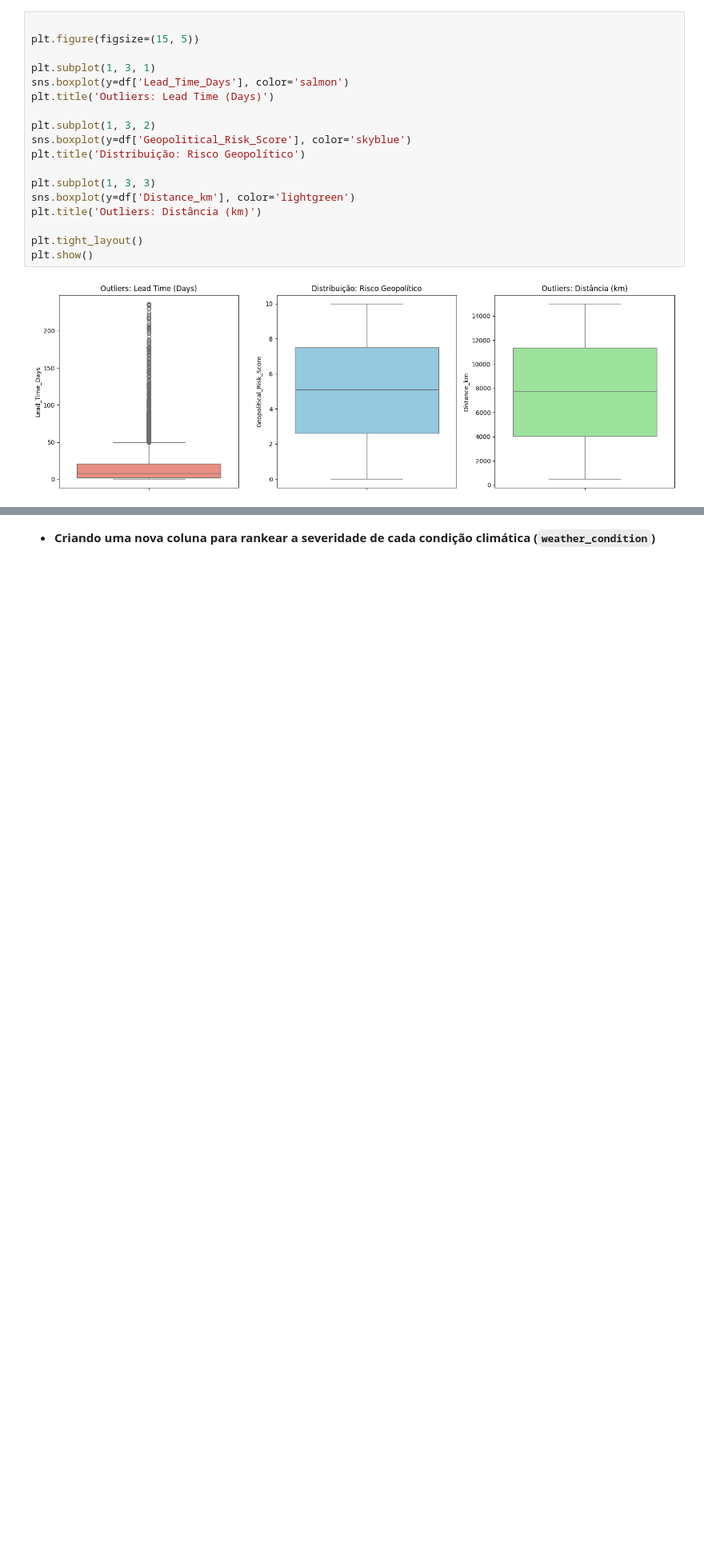
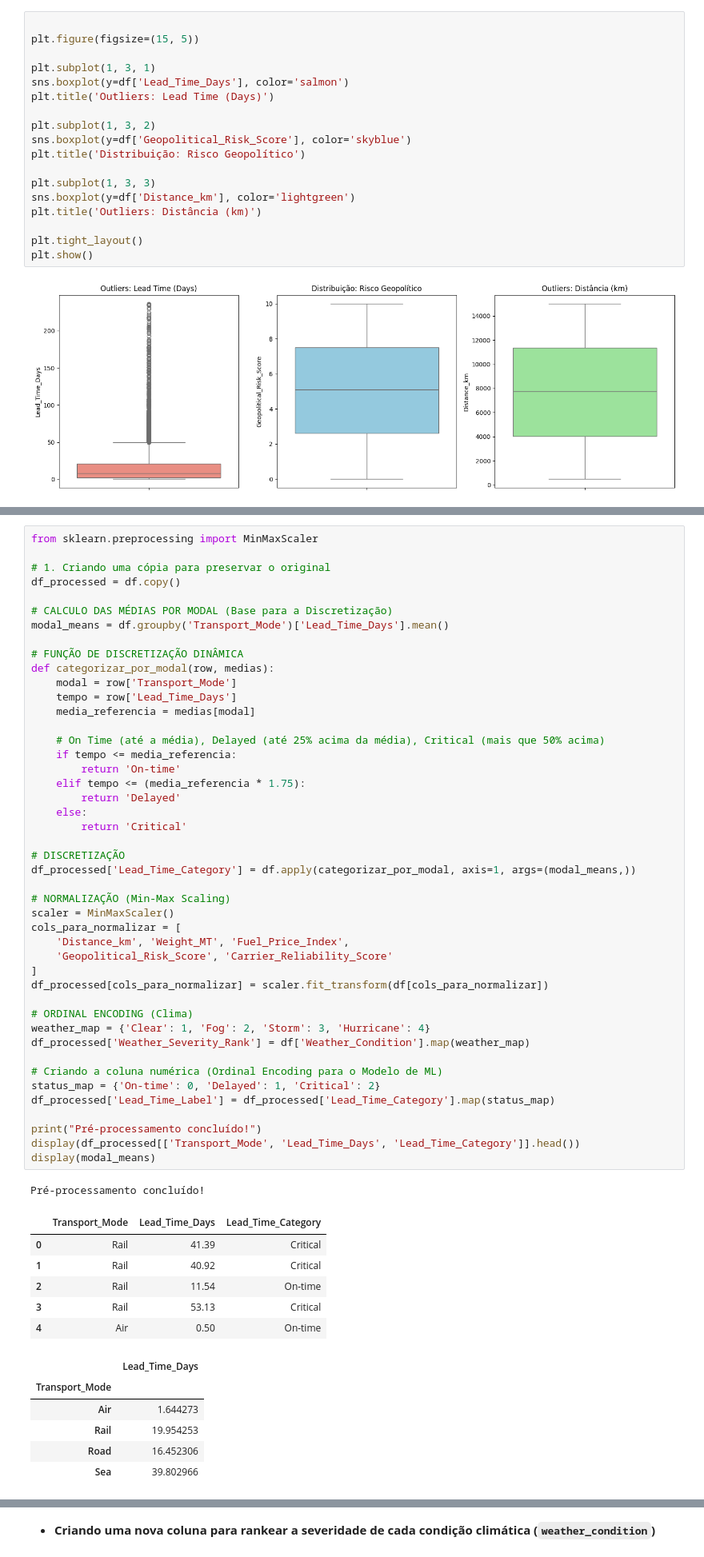
Before and after one commit to juliafarah/MVP_Data_Analysis, a Jupyter notebook: MVP_Data_Analysis.ipynb, the cells around one changed output, grey strips where cells are left out. Shown at 80% size. Cells and saved outputs as stored; diff of their text form; blank space fills up the shorter version.

```diff
--- a/MVP_Data_Analysis.ipynb
+++ b/MVP_Data_Analysis.ipynb
@@ -264,0 +273,59 @@ Desta forma, optou-se por manter os outliers. Visto que, removê-los mascararia
+# %%
+from sklearn.preprocessing import MinMaxScaler
+
+# 1. Criando uma cópia para preservar o original
+df_processed = df.copy()
+
+# CALCULO DAS MÉDIAS POR MODAL (Base para a Discretização)
+modal_means = df.groupby('Transport_Mode')['Lead_Time_Days'].mean()
+
+# FUNÇÃO DE DISCRETIZAÇÃO DINÂMICA
+def categorizar_por_modal(row, medias):
+    modal = row['Transport_Mode']
+    tempo = row['Lead_Time_Days']
+    media_referencia = medias[modal]
+
+    # On Time (até a média), Delayed (até 25% acima da média), Critical (mais que 50% acima)
+    if tempo <= media_referencia:
+        return 'On-time'
+    elif tempo <= (media_referencia * 1.75):
+        return 'Delayed'
+    else:
+        return 'Critical'
+
+# DISCRETIZAÇÃO
+df_processed['Lead_Time_Category'] = df.apply(categorizar_por_modal, axis=1, args=(modal_means,))
+
+# NORMALIZAÇÃO (Min-Max Scaling)
+scaler = MinMaxScaler()
+cols_para_normalizar = [
+    'Distance_km', 'Weight_MT', 'Fuel_Price_Index',
+    'Geopolitical_Risk_Score', 'Carrier_Reliability_Score'
+]
+df_processed[cols_para_normalizar] = scaler.fit_transform(df[cols_para_normalizar])
+
+# ORDINAL ENCODING (Clima)
+weather_map = {'Clear': 1, 'Fog': 2, 'Storm': 3, 'Hurricane': 4}
+df_processed['Weather_Severity_Rank'] = df['Weather_Condition'].map(weather_map)
+
+# Criando a coluna numérica (Ordinal Encoding para o Modelo de ML)
+status_map = {'On-time': 0, 'Delayed': 1, 'Critical': 2}
+df_processed['Lead_Time_Label'] = df_processed['Lead_Time_Category'].map(status_map)
+
+print("Pré-processamento concluído!")
+display(df_processed[['Transport_Mode', 'Lead_Time_Days', 'Lead_Time_Category']].head())
+display(modal_means)
+# %% [output]
+Pré-processamento concluído!
+|  | Transport_Mode | Lead_Time_Days | Lead_Time_Category |
+| 0 | Rail | 41.39 | Critical |
+| 1 | Rail | 40.92 | Critical |
+| 2 | Rail | 11.54 | On-time |
+| 3 | Rail | 53.13 | Critical |
+| 4 | Air | 0.50 | On-time |
+|  | Lead_Time_Days |
+| Transport_Mode |  |
+| Air | 1.644273 |
+| Rail | 19.954253 |
+| Road | 16.452306 |
+| Sea | 39.802966 |
```
Also changed, not shown: parts of 25 cells of this notebook.
